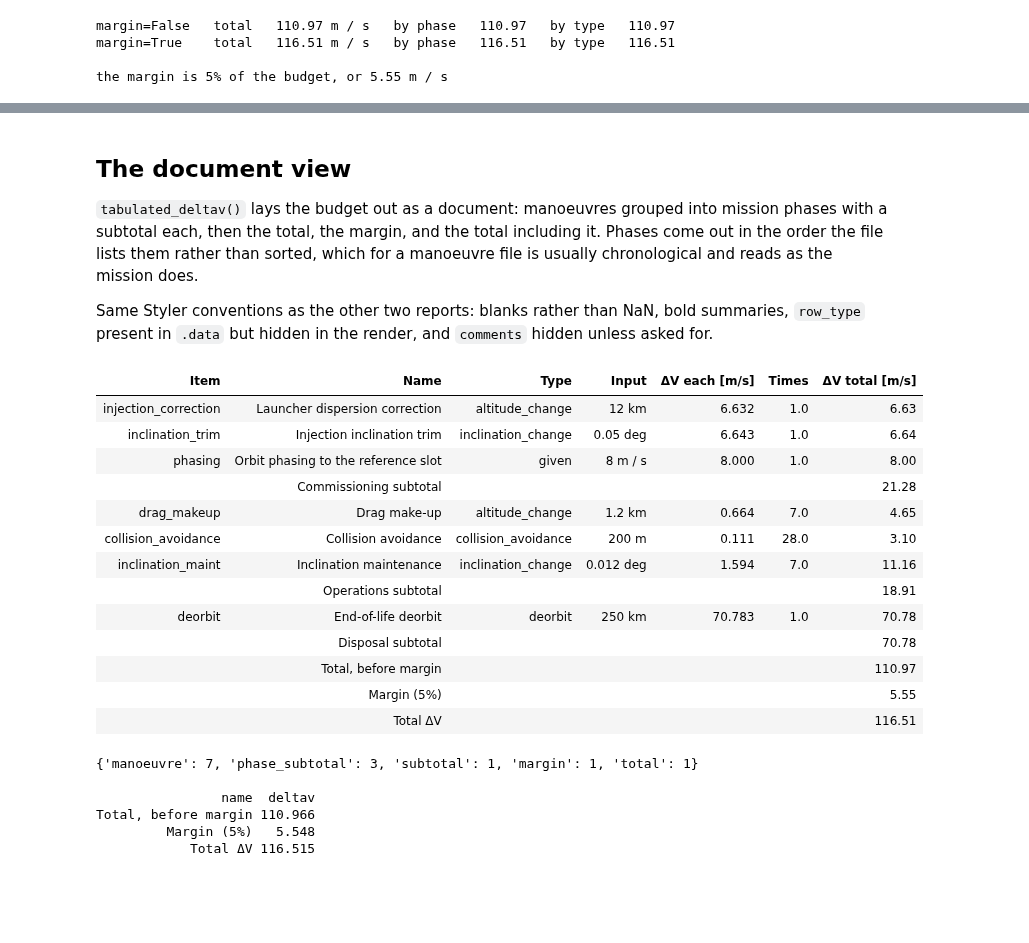
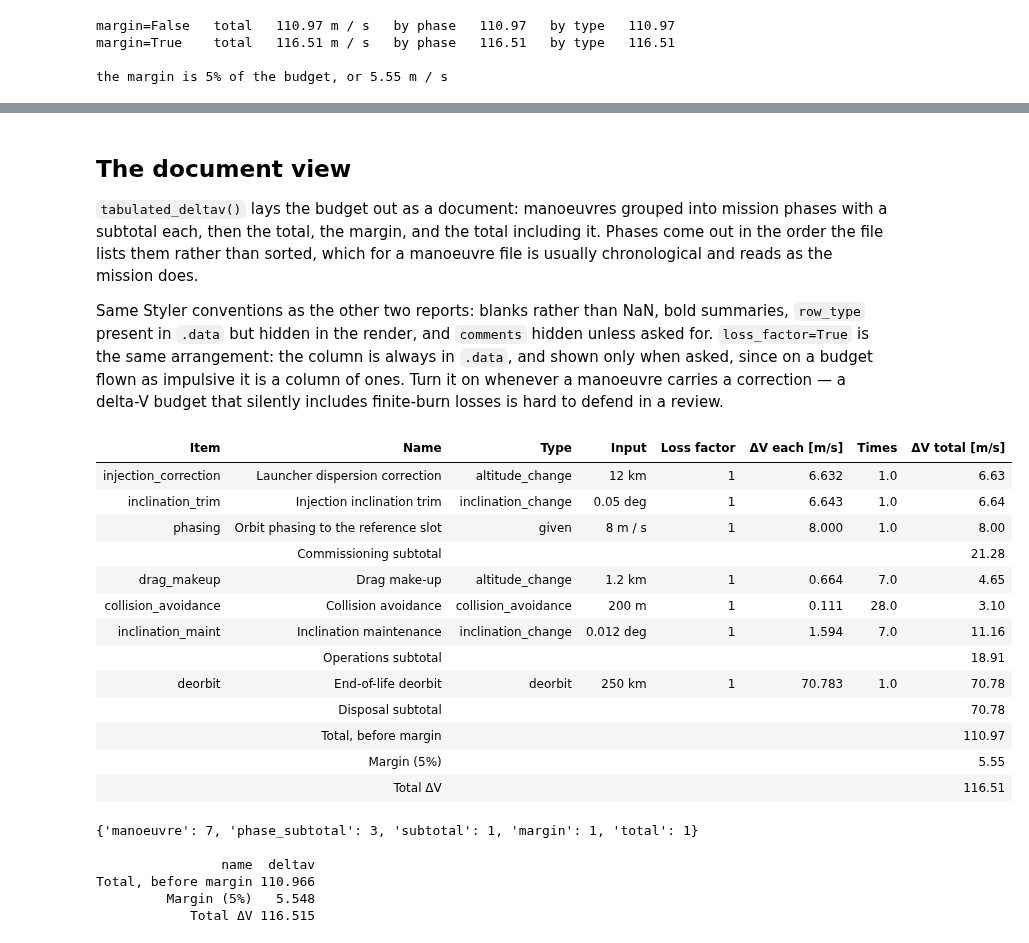
Before and after one commit to egemenimre/quicksat, a Jupyter notebook: docs/delta_v_ref.ipynb, the cells around one changed output, grey strips where cells are left out. Saved outputs shown, nothing was run; the diff lists cells and outputs as text; code cells hidden in the pictures; blank space fills up the shorter version.

```diff
--- a/docs/delta_v_ref.ipynb
+++ b/docs/delta_v_ref.ipynb
@@ -37,7 +37,7 @@ from quicksat.utils.orbit import Orbit
 
 pd.set_option("display.float_format", lambda value: f"{value:,.3f}")
 
-DATA = Path("sample") / "data"
+DATA = Path("docs") / "data"
 orbit = Orbit.from_yaml_file(DATA / "orbit.yaml")
 budget = DeltaVBudget.from_csv(
     DATA / "manoeuvres.csv", DATA / "delta_v_config.yaml", DATA / "orbit.yaml"
@@ -260,24 +361,24 @@ written before the delta-V budget existed, and has not been revised to match
 
 `tabulated_deltav()` lays the budget out as a document: manoeuvres grouped into mission phases with a subtotal each, then the total, the margin, and the total including it. Phases come out in the order the file lists them rather than sorted, which for a manoeuvre file is usually chronological and reads as the mission does.
 
-Same Styler conventions as the other two reports: blanks rather than NaN, bold summaries, `row_type` present in `.data` but hidden in the render, and `comments` hidden unless asked for.
+Same Styler conventions as the other two reports: blanks rather than NaN, bold summaries, `row_type` present in `.data` but hidden in the render, and `comments` hidden unless asked for. `loss_factor=True` is the same arrangement: the column is always in `.data`, and shown only when asked, since on a budget flown as impulsive it is a column of ones. Turn it on whenever a manoeuvre carries a correction — a delta-V budget that silently includes finite-burn losses is hard to defend in a review.
 # %%
-budget.tabulated_deltav()
+budget.tabulated_deltav(loss_factor=True)
 # %% [output]
-| Item | Name | Type | Input | ΔV each [m/s] | Times | ΔV total [m/s] |
-| injection_correction | Launcher dispersion correction | altitude_change | 12 km | 6.632 | 1.0 | 6.63 |
-| inclination_trim | Injection inclination trim | inclination_change | 0.05 deg | 6.643 | 1.0 | 6.64 |
-| phasing | Orbit phasing to the reference slot | given | 8 m / s | 8.000 | 1.0 | 8.00 |
-|  | Commissioning subtotal |  |  |  |  | 21.28 |
-| drag_makeup | Drag make-up | altitude_change | 1.2 km | 0.664 | 7.0 | 4.65 |
-| collision_avoidance | Collision avoidance | collision_avoidance | 200 m | 0.111 | 28.0 | 3.10 |
-| inclination_maint | Inclination maintenance | inclination_change | 0.012 deg | 1.594 | 7.0 | 11.16 |
-|  | Operations subtotal |  |  |  |  | 18.91 |
-| deorbit | End-of-life deorbit | deorbit | 250 km | 70.783 | 1.0 | 70.78 |
-|  | Disposal subtotal |  |  |  |  | 70.78 |
-|  | Total, before margin |  |  |  |  | 110.97 |
-|  | Margin (5%) |  |  |  |  | 5.55 |
-|  | Total ΔV |  |  |  |  | 116.51 |
+| Item | Name | Type | Input | Loss factor | ΔV each [m/s] | Times | ΔV total [m/s] |
+| injection_correction | Launcher dispersion correction | altitude_change | 12 km | 1 | 6.632 | 1.0 | 6.63 |
+| inclination_trim | Injection inclination trim | inclination_change | 0.05 deg | 1 | 6.643 | 1.0 | 6.64 |
+| phasing | Orbit phasing to the reference slot | given | 8 m / s | 1 | 8.000 | 1.0 | 8.00 |
+|  | Commissioning subtotal |  |  |  |  |  | 21.28 |
+| drag_makeup | Drag make-up | altitude_change | 1.2 km | 1 | 0.664 | 7.0 | 4.65 |
+| collision_avoidance | Collision avoidance | collision_avoidance | 200 m | 1 | 0.111 | 28.0 | 3.10 |
+| inclination_maint | Inclination maintenance | inclination_change | 0.012 deg | 1 | 1.594 | 7.0 | 11.16 |
+|  | Operations subtotal |  |  |  |  |  | 18.91 |
+| deorbit | End-of-life deorbit | deorbit | 250 km | 1 | 70.783 | 1.0 | 70.78 |
+|  | Disposal subtotal |  |  |  |  |  | 70.78 |
+|  | Total, before margin |  |  |  |  |  | 110.97 |
+|  | Margin (5%) |  |  |  |  |  | 5.55 |
+|  | Total ΔV |  |  |  |  |  | 116.51 |
 # %%
 data = budget.tabulated_deltav().data
 print(data["row_type"].value_counts().to_dict())
```
Also changed, not shown: parts of 14 cells of this notebook, 8 other files.
